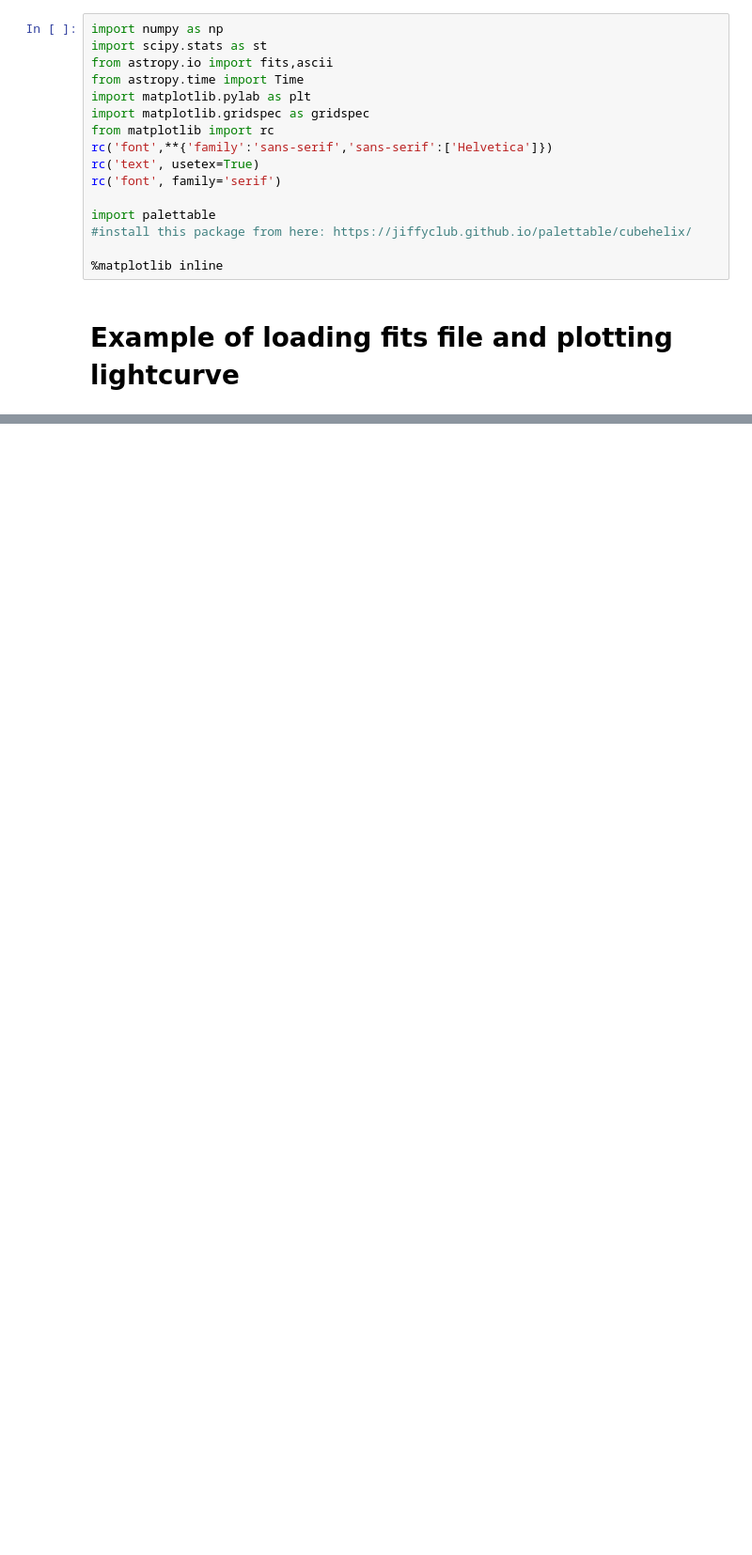
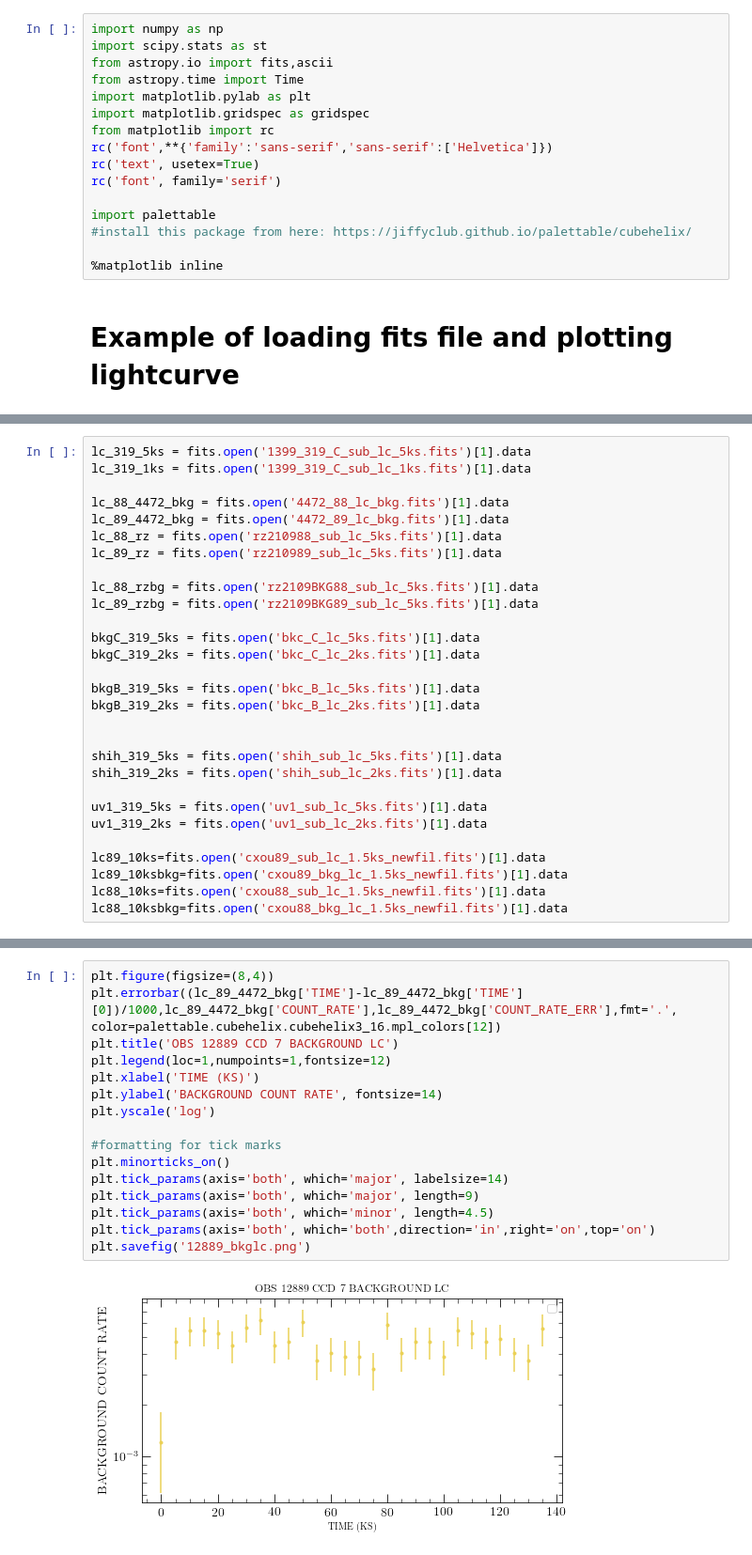
Before and after one commit to kcdage/fits_lightcurves, a Jupyter notebook: lc_exam.ipynb, the cells around one changed output, grey strips where cells are left out. Shown at 94% size. Drawn from its saved outputs; the diff is of its cells as text; blank space fills up the shorter version.

```diff
--- a/lc_exam.ipynb
+++ b/lc_exam.ipynb
@@ -22,3 +19,32 @@ lc_319_1ks = fits.open('1399_319_C_sub_lc_1ks.fits')[1].data
+# %%
+lc_319_5ks = fits.open('1399_319_C_sub_lc_5ks.fits')[1].data
+lc_319_1ks = fits.open('1399_319_C_sub_lc_1ks.fits')[1].data
+
+lc_88_4472_bkg = fits.open('4472_88_lc_bkg.fits')[1].data
+lc_89_4472_bkg = fits.open('4472_89_lc_bkg.fits')[1].data
+lc_88_rz = fits.open('rz210988_sub_lc_5ks.fits')[1].data
+lc_89_rz = fits.open('rz210989_sub_lc_5ks.fits')[1].data
+
+lc_88_rzbg = fits.open('rz2109BKG88_sub_lc_5ks.fits')[1].data
+lc_89_rzbg = fits.open('rz2109BKG89_sub_lc_5ks.fits')[1].data
+
+bkgC_319_5ks = fits.open('bkc_C_lc_5ks.fits')[1].data
+bkgC_319_2ks = fits.open('bkc_C_lc_2ks.fits')[1].data
+
+bkgB_319_5ks = fits.open('bkc_B_lc_5ks.fits')[1].data
+bkgB_319_2ks = fits.open('bkc_B_lc_2ks.fits')[1].data
+
+
+shih_319_5ks = fits.open('shih_sub_lc_5ks.fits')[1].data
+shih_319_2ks = fits.open('shih_sub_lc_2ks.fits')[1].data
+
+uv1_319_5ks = fits.open('uv1_sub_lc_5ks.fits')[1].data
+uv1_319_2ks = fits.open('uv1_sub_lc_2ks.fits')[1].data
+
+lc89_10ks=fits.open('cxou89_sub_lc_1.5ks_newfil.fits')[1].data
+lc89_10ksbkg=fits.open('cxou89_bkg_lc_1.5ks_newfil.fits')[1].data
+lc88_10ks=fits.open('cxou88_sub_lc_1.5ks_newfil.fits')[1].data
+lc88_10ksbkg=fits.open('cxou88_bkg_lc_1.5ks_newfil.fits')[1].data
 # %%
 
 plt.figure(figsize=(8,4))
@@ -41,0 +129,18 @@ plt.tick_params(axis='both', which='both',direction='in',right='on',top='on')
+# %%
+plt.figure(figsize=(8,4))
+plt.errorbar((lc_89_4472_bkg['TIME']-lc_89_4472_bkg['TIME'][0])/1000,lc_89_4472_bkg['COUNT_RATE'],lc_89_4472_bkg['COUNT_RATE_ERR'],fmt='.', color=palettable.cubehelix.cubehelix3_16.mpl_colors[12])
+plt.title('OBS 12889 CCD 7 BACKGROUND LC')
+plt.legend(loc=1,numpoints=1,fontsize=12)
+plt.xlabel('TIME (KS)')
+plt.ylabel('BACKGROUND COUNT RATE', fontsize=14)
+plt.yscale('log')
+
+#formatting for tick marks
+plt.minorticks_on()
+plt.tick_params(axis='both', which='major', labelsize=14)
+plt.tick_params(axis='both', which='major', length=9)
+plt.tick_params(axis='both', which='minor', length=4.5)
+plt.tick_params(axis='both', which='both',direction='in',right='on',top='on')
+plt.savefig('12889_bkglc.png')
+# %% [output]
+[figure, added]
```
Also changed, not shown: parts of 15 cells of this notebook, 25 other files.
